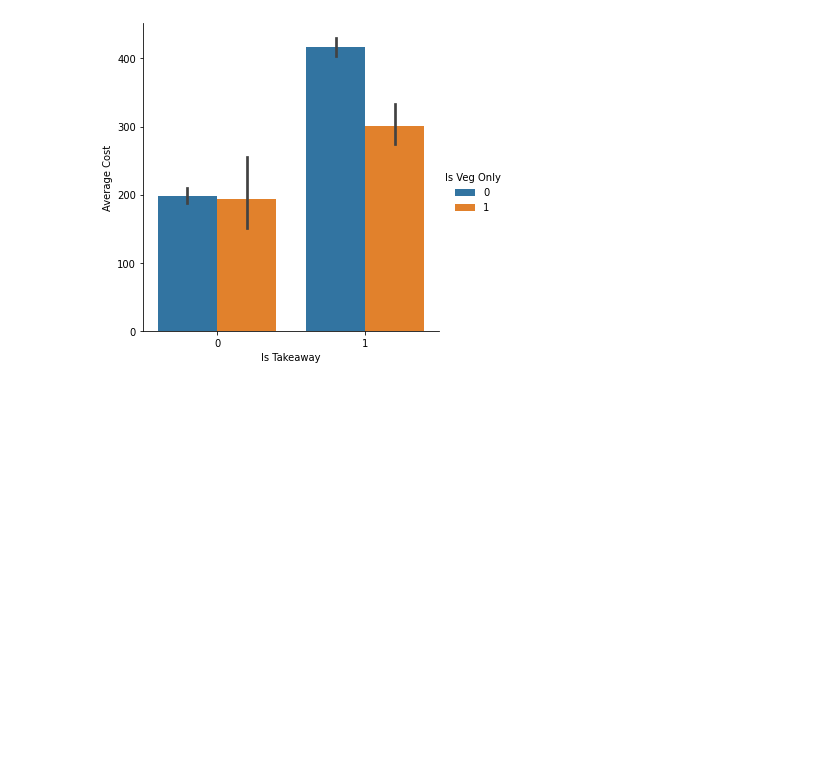
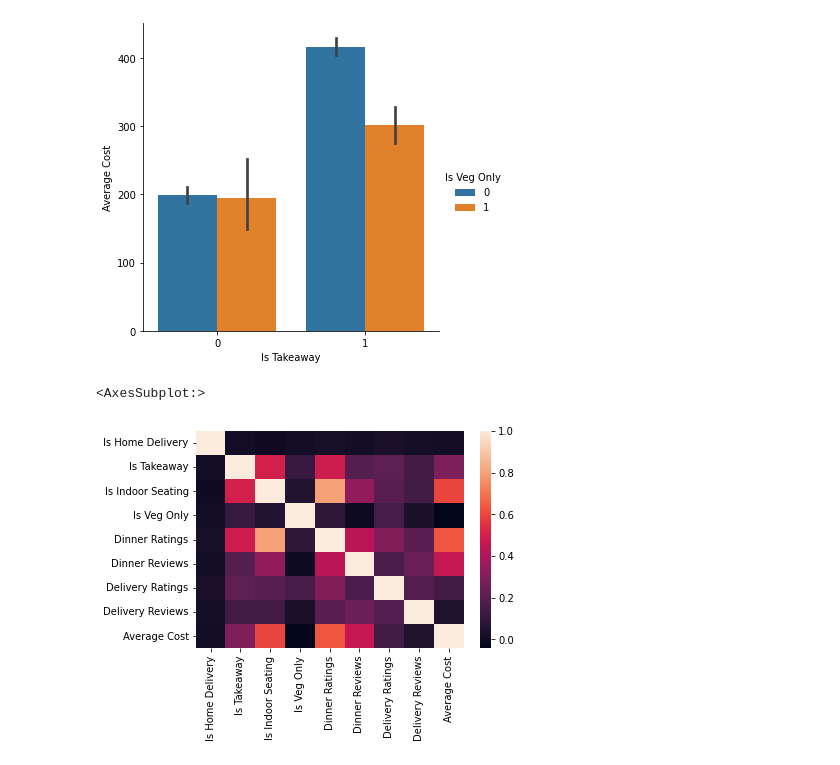
Before and after one commit to Spidey03/learning-ml, a Jupyter notebook: analysis/zomato_analysis.ipynb, the cells around one changed output. Cells and saved outputs as stored; diff of their text form; code cells hidden in the pictures; blank space fills up the shorter version.

Commit message:
Zomota data analysis

```diff
--- a/analysis/zomato_analysis.ipynb
+++ b/analysis/zomato_analysis.ipynb
@@ -146,3 +146,8 @@ sns.catplot(
 # %% [output]
 <seaborn.axisgrid.FacetGrid at 0x...>
 [figure]
+# %%
+sns.heatmap(data=df.corr())
+# %% [output]
+<AxesSubplot:>
+[figure, added]
```
Also changed, not shown: parts of 2 cells of this notebook.
